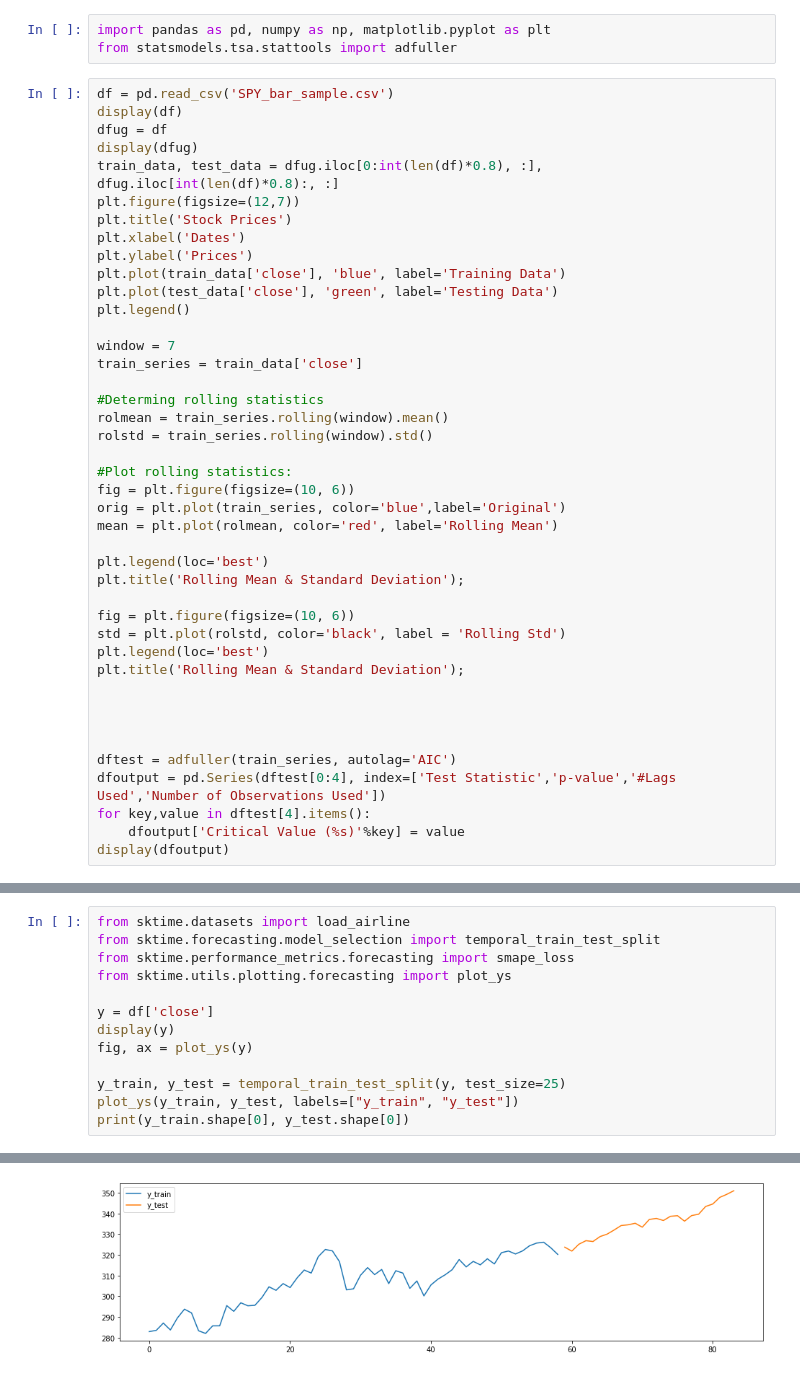
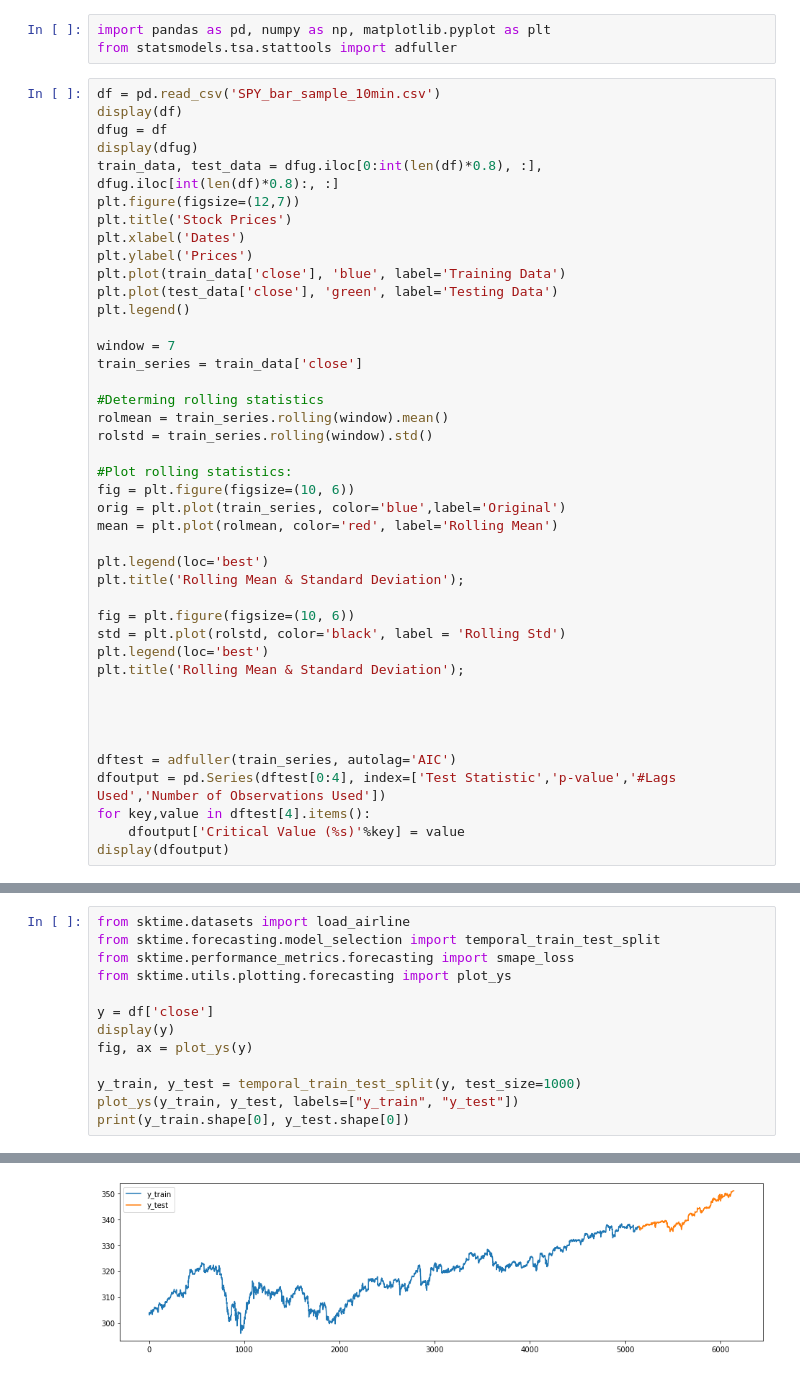
Before and after one commit to GeneMyslinsky/s_predictor, a Jupyter notebook: code/nb/ARIMA_test2.ipynb, the cells around one changed output, grey strips where cells are left out. Drawn from its saved outputs; the diff is of its cells as text.

```diff
--- a/code/nb/ARIMA_test2.ipynb
+++ b/code/nb/ARIMA_test2.ipynb
@@ -2,7 +2,7 @@
 import pandas as pd, numpy as np, matplotlib.pyplot as plt
 from statsmodels.tsa.stattools import adfuller
 # %%
-df = pd.read_csv('SPY_bar_sample.csv')
+df = pd.read_csv('SPY_bar_sample_10min.csv')
 display(df)
 dfug = df
 display(dfug)
@@ -91,7 +91,7 @@ y = df['close']
 display(y)
 fig, ax = plot_ys(y)
 
-y_train, y_test = temporal_train_test_split(y, test_size=25)
+y_train, y_test = temporal_train_test_split(y, test_size=1000)
 plot_ys(y_train, y_test, labels=["y_train", "y_test"])
 print(y_train.shape[0], y_test.shape[0])
 # %% [output]
@@ -112,4 +112,4 @@ Name: close, Length: 84, dtype: float64
-[figure, old version]
+[figure, new version]
 # %%
 fh = np.arange(len(y_test)) + 1
 y_pred = np.repeat(y_train.iloc[-1], len(fh))
```
Also changed, not shown: parts of 3 cells of this notebook, 28 other files.
